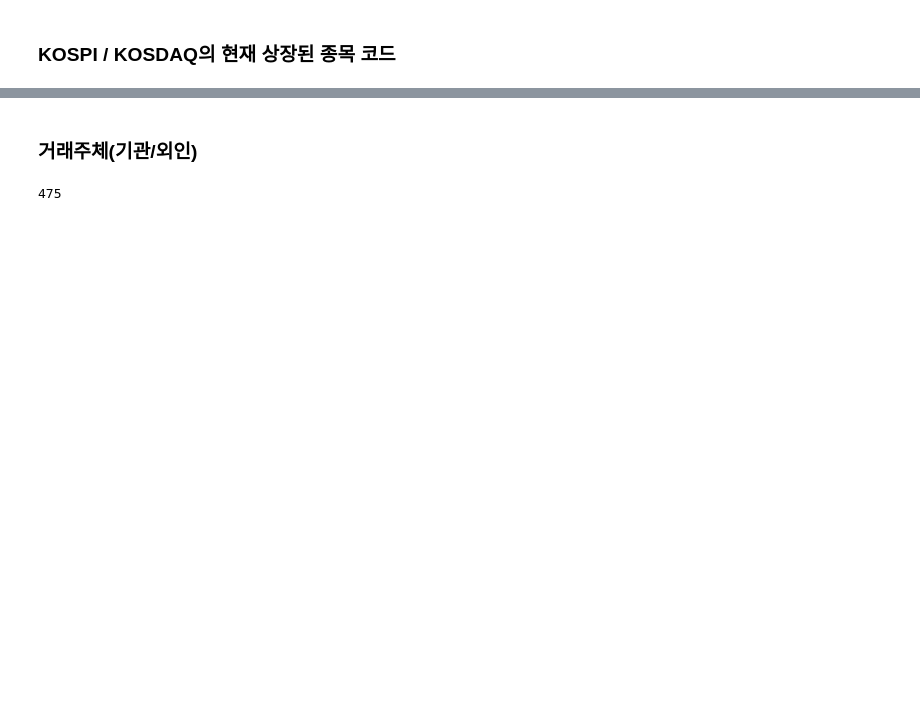
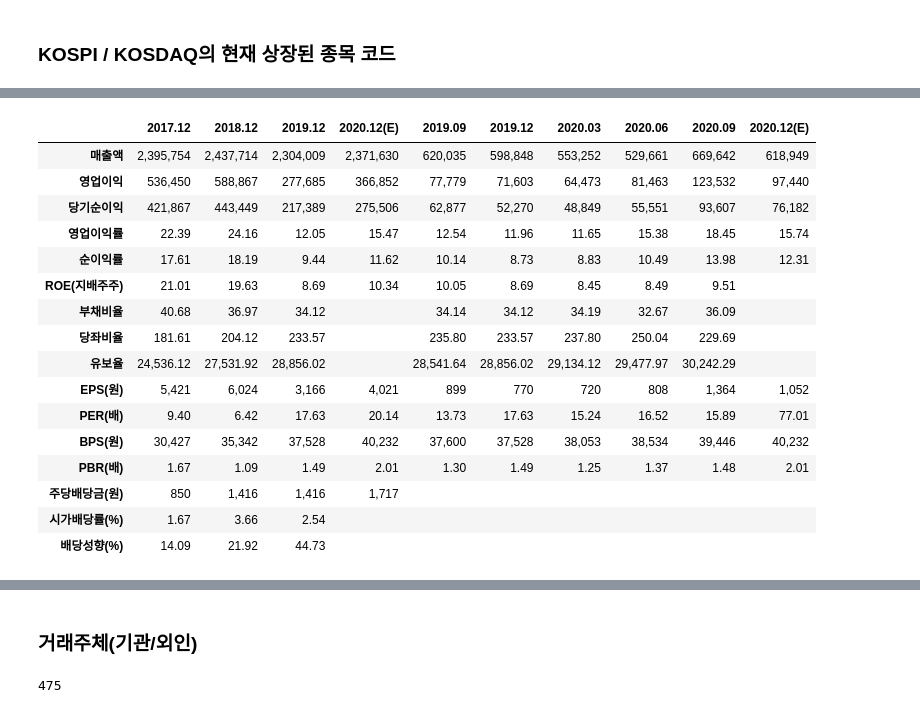
Before and after one commit to parkeunsang/stock, a Jupyter notebook: stock_get_data.ipynb, the cells around one changed output, grey strips where cells are left out. Cells and saved outputs as stored; diff of their text form; code cells hidden in the pictures; blank space fills up the shorter version.

```diff
--- a/stock_get_data.ipynb
+++ b/stock_get_data.ipynb
@@ -216,7 +158,10 @@ jaemu = []
 # %%
 dump=[]
 # %%
-def getFsNaver(code):
+def getFsNaver(code:str):
+    """
+    네이버 금융페이지에서 재무제표 데이터 수집
+    """
     URL = "https://finance.naver.com/item/main.nhn?code="+code
 
     samsung_electronic = requests.get(URL)
@@ -236,6 +181,26 @@ def getFsNaver(code):
     finance_date = annual_date + quarter_date
     finance = pd.DataFrame(data=finance_data[0:,0:], index=finance_index, columns=finance_date)
     return finance
+# %%
+getFsNaver('005930')
+# %% [output]
+|  | 2017.12 | 2018.12 | 2019.12 | 2020.12(E) | 2019.09 | 2019.12 | 2020.03 | 2020.06 | 2020.09 | 2020.12(E) |
+| 매출액 | 2,395,754 | 2,437,714 | 2,304,009 | 2,371,630 | 620,035 | 598,848 | 553,252 | 529,661 | 669,642 | 618,949 |
+| 영업이익 | 536,450 | 588,867 | 277,685 | 366,852 | 77,779 | 71,603 | 64,473 | 81,463 | 123,532 | 97,440 |
+| 당기순이익 | 421,867 | 443,449 | 217,389 | 275,506 | 62,877 | 52,270 | 48,849 | 55,551 | 93,607 | 76,182 |
+| 영업이익률 | 22.39 | 24.16 | 12.05 | 15.47 | 12.54 | 11.96 | 11.65 | 15.38 | 18.45 | 15.74 |
+| 순이익률 | 17.61 | 18.19 | 9.44 | 11.62 | 10.14 | 8.73 | 8.83 | 10.49 | 13.98 | 12.31 |
+| ROE(지배주주) | 21.01 | 19.63 | 8.69 | 10.34 | 10.05 | 8.69 | 8.45 | 8.49 | 9.51 |  |
+| 부채비율 | 40.68 | 36.97 | 34.12 |  | 34.14 | 34.12 | 34.19 | 32.67 | 36.09 |  |
+| 당좌비율 | 181.61 | 204.12 | 233.57 |  | 235.80 | 233.57 | 237.80 | 250.04 | 229.69 |  |
+| 유보율 | 24,536.12 | 27,531.92 | 28,856.02 |  | 28,541.64 | 28,856.02 | 29,134.12 | 29,477.97 | 30,242.29 |  |
+| EPS(원) | 5,421 | 6,024 | 3,166 | 4,021 | 899 | 770 | 720 | 808 | 1,364 | 1,052 |
+| PER(배) | 9.40 | 6.42 | 17.63 | 20.14 | 13.73 | 17.63 | 15.24 | 16.52 | 15.89 | 77.01 |
+| BPS(원) | 30,427 | 35,342 | 37,528 | 40,232 | 37,600 | 37,528 | 38,053 | 38,534 | 39,446 | 40,232 |
+| PBR(배) | 1.67 | 1.09 | 1.49 | 2.01 | 1.30 | 1.49 | 1.25 | 1.37 | 1.48 | 2.01 |
+| 주당배당금(원) | 850 | 1,416 | 1,416 | 1,717 |  |  |  |  |  |  |
+| 시가배당률(%) | 1.67 | 3.66 | 2.54 |  |  |  |  |  |  |  |
+| 배당성향(%) | 14.09 | 21.92 | 44.73 |  |  |  |  |  |  |  |
 # %%
 for idx,code in enumerate(codes):
 
```
Also changed, not shown: parts of 40 cells of this notebook, 5 other files.
